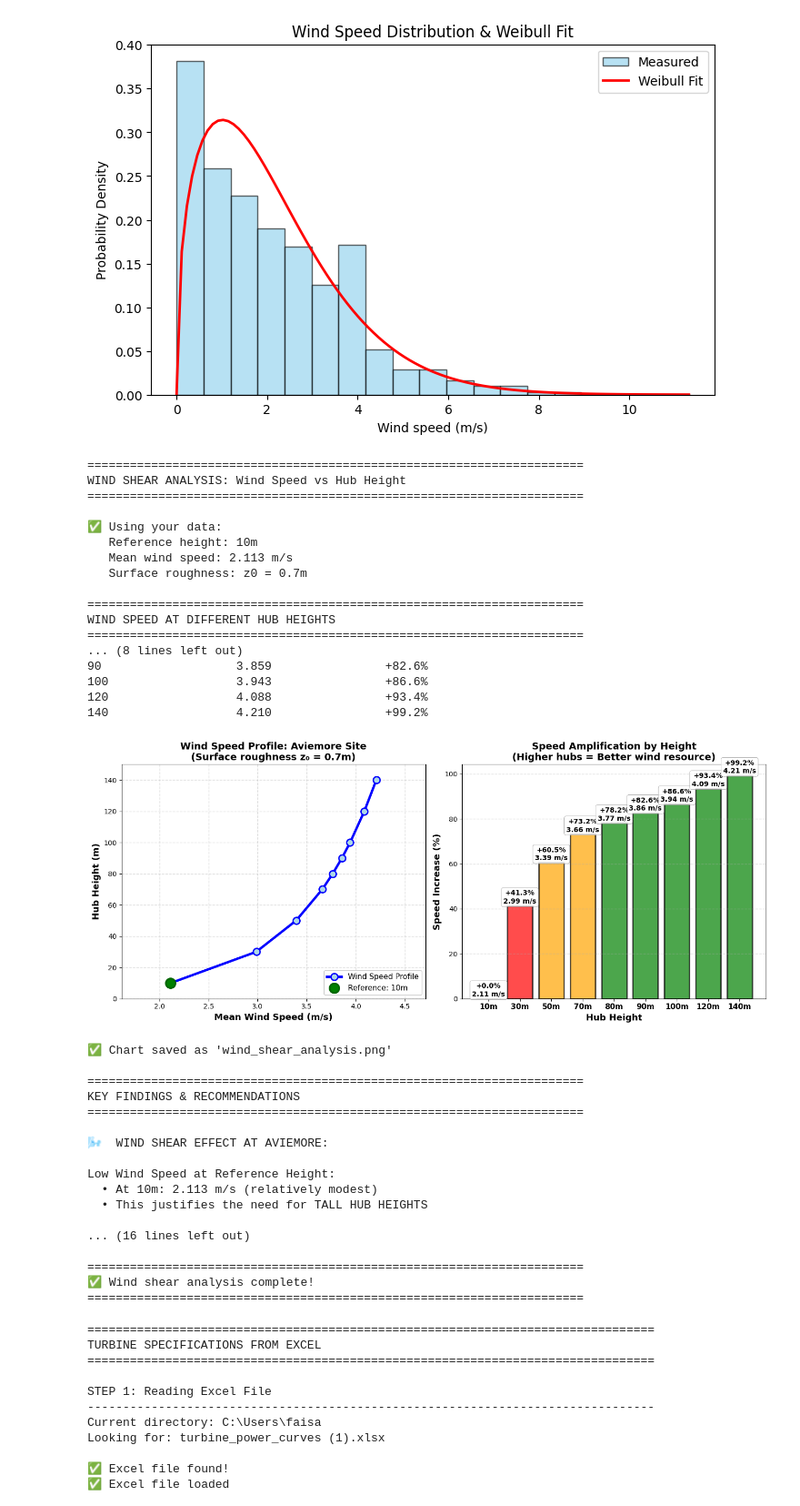
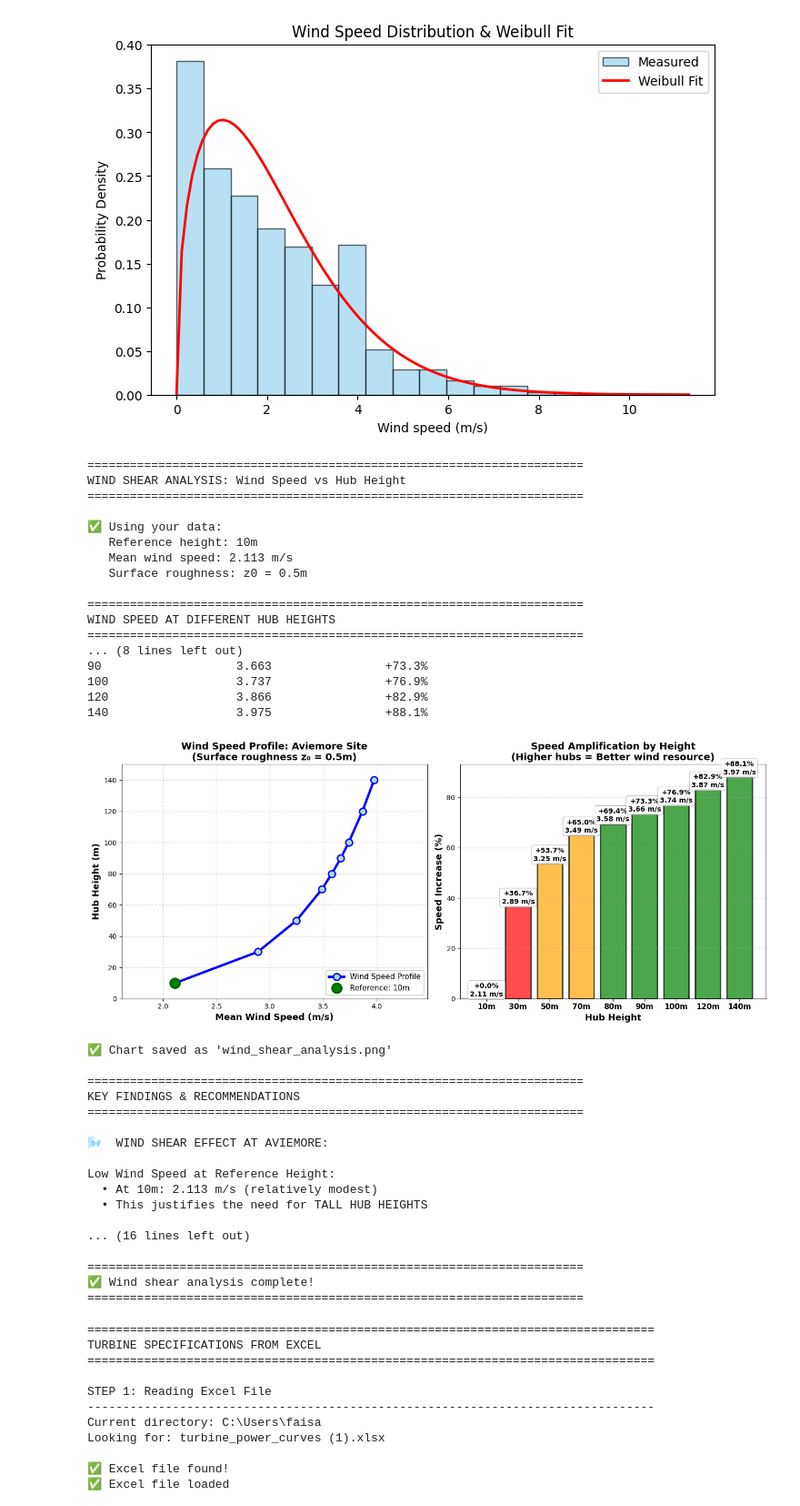
Before and after one commit to aldakhilf-hub/Wind-Project-Code-, a Jupyter notebook: Windv2.ipynb, the cells around one changed output. Shown at 91% size. Saved outputs shown, nothing was run; the diff lists cells and outputs as text; code cells hidden in the pictures.

```diff
--- a/Windv2.ipynb
+++ b/Windv2.ipynb
@@ -139,7 +139,7 @@ reference_height = 10  # meters
 # CHANGE THIS if your data is measured at a different height!
 
 # Surface roughness for Aviemore (Scottish upland/moorland)
-z0 = 0.7  # meters
+z0 = 0.5  # meters
 
 # Mean wind speed at reference height
 v_ref = df['wind_mean_speed_ms'].mean()
@@ -295,39 +295,39 @@ Wind Speed Improvement with Height:
 💡 JUSTIFICATION FOR TALL HUBS:
   ✅ The wind speed increase of {increase_100:.1f}% is SIGNIFICANT
   ✅ This translates to roughly {((v_100/v_ref)**3 - 1)*100:.0f}% more power output
      (Power ∝ v³, so wind speed increase has cubic effect!)
   ✅ Justifies the extra cost of 100m+ hub heights
   ✅ Significantly improves project economics
 
 🎯 RECOMMENDATION:
   ✅ Select turbines with HUB HEIGHTS of 80m or higher
   ✅ Prefer 100-120m hubs if budget allows
   ✅ Class IIA turbines (2.7-3.6 MW) optimized for moderate winds
   ✅ Examples: Vestas V112-3.0, GE 3.6-120
 """)
 
 print("="*70)
 print("✅ Wind shear analysis complete!")
 print("="*70)
 # %% [output]
 ======================================================================
 WIND SHEAR ANALYSIS: Wind Speed vs Hub Height
 ======================================================================
 
 ✅ Using your data:
    Reference height: 10m
    Mean wind speed: 2.113 m/s
-   Surface roughness: z0 = 0.7m
+   Surface roughness: z0 = 0.5m
 
 ======================================================================
 WIND SPEED AT DIFFERENT HUB HEIGHTS
 ======================================================================
 ... (8 lines left out)
-90                   3.859                +82.6%
-100                  3.943                +86.6%
-120                  4.088                +93.4%
-140                  4.210                +99.2%
+90                   3.663                +73.3%
+100                  3.737                +76.9%
+120                  3.866                +82.9%
+140                  3.975                +88.1%
-[figure, old version]
+[figure, new version]
 ✅ Chart saved as 'wind_shear_analysis.png'
 
 ======================================================================
```
Also changed, not shown: parts of 3 cells of this notebook.
